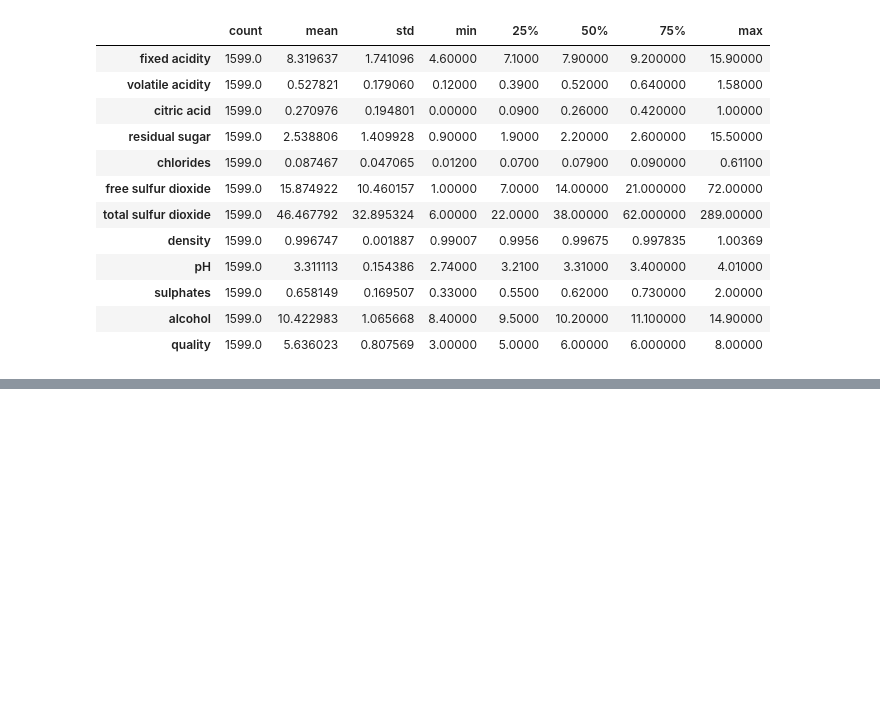
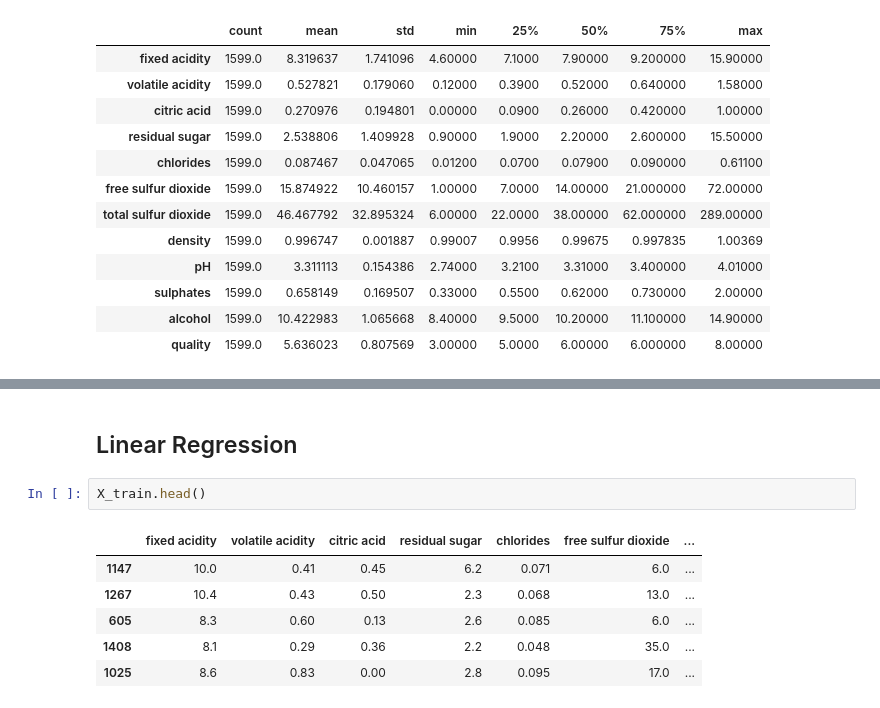
Before and after one commit to jeffersonzaki/MOD4_Project, a Jupyter notebook: eda.ipynb, the cells around one changed output, grey strips where cells are left out. Saved outputs shown, nothing was run; the diff lists cells and outputs as text; blank space fills up the shorter version.

```diff
--- a/eda.ipynb
+++ b/eda.ipynb
@@ -51,0 +151,11 @@ sns.pairplot(wine_df)
+# %% [markdown]
+## Linear Regression
+# %%
+X_train.head()
+# %% [output]
+|  | fixed acidity | volatile acidity | citric acid | residual sugar | chlorides | free sulfur dioxide | ... |
+| 1147 | 10.0 | 0.41 | 0.45 | 6.2 | 0.071 | 6.0 | ... |
+| 1267 | 10.4 | 0.43 | 0.50 | 2.3 | 0.068 | 13.0 | ... |
+| 605 | 8.3 | 0.60 | 0.13 | 2.6 | 0.085 | 6.0 | ... |
+| 1408 | 8.1 | 0.29 | 0.36 | 2.2 | 0.048 | 35.0 | ... |
+| 1025 | 8.6 | 0.83 | 0.00 | 2.8 | 0.095 | 17.0 | ... |
```
Also changed, not shown: parts of 23 cells of this notebook.
